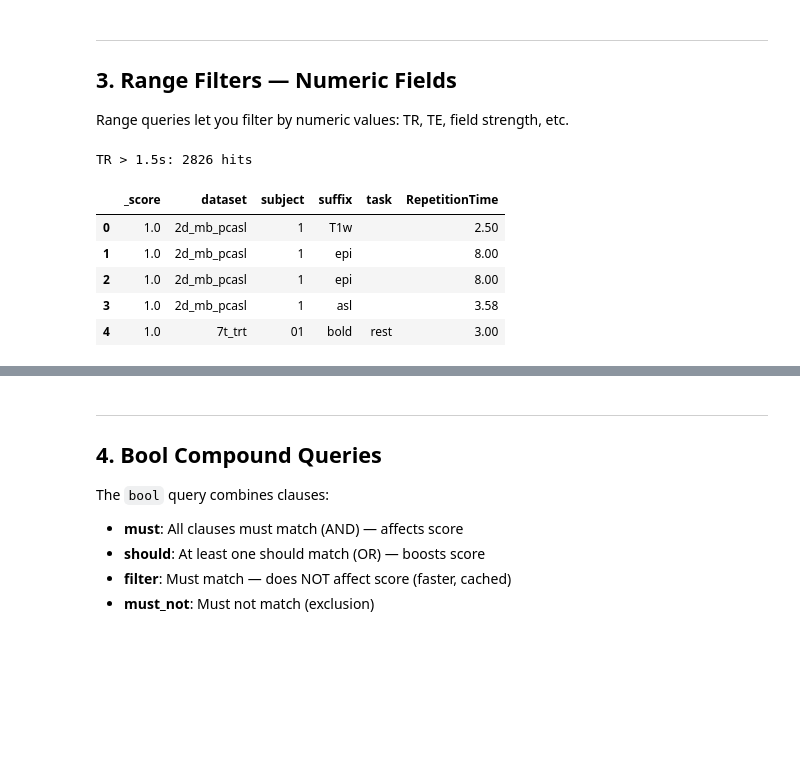
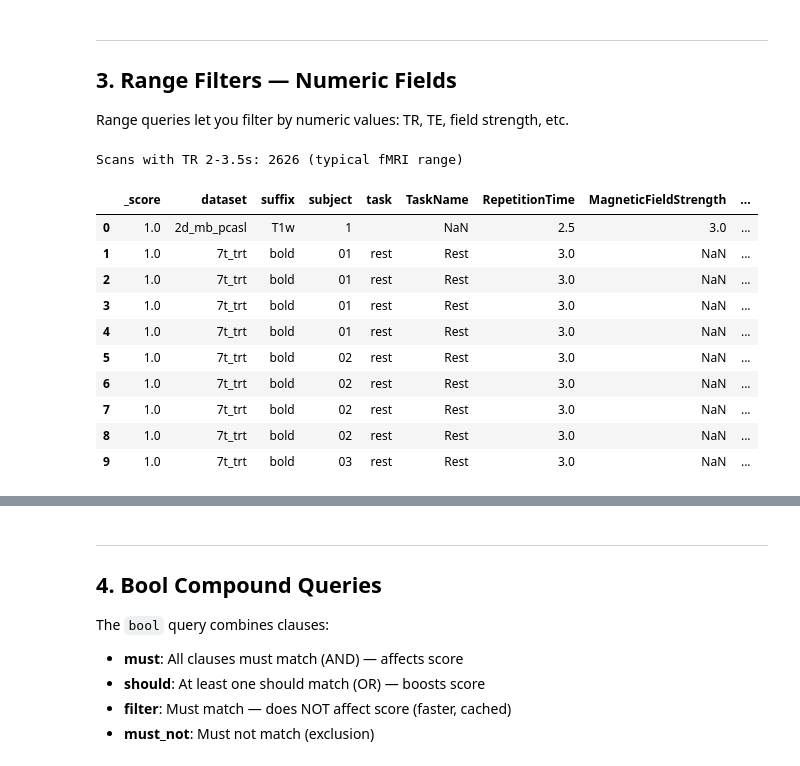
Before and after one commit to neuropoly/neuropoly-db, a Jupyter notebook: notebooks/02-keyword-and-filtered-search.ipynb, the cells around one changed output, grey strips where cells are left out. Drawn from its saved outputs; the diff is of its cells as text; code cells hidden in the pictures; blank space fills up the shorter version.

```diff
--- a/notebooks/02-keyword-and-filtered-search.ipynb
+++ b/notebooks/02-keyword-and-filtered-search.ipynb
@@ -47,15 +47,15 @@ COLS_STRUCTURAL = ["dataset", "suffix", "subject", "MagneticFieldStrength",
 COLS_FUNCTIONAL = ["dataset", "suffix", "subject", "task", "TaskName",
                    "RepetitionTime", "EchoTime", "MagneticFieldStrength",
                    "Manufacturer"]
-COLS_DIFFUSION  = ["dataset", "suffix", "subject", "MagneticFieldStrength",
-                   "Manufacturer", "PhaseEncodingDirection", "SliceThickness"]
-COLS_FIELDMAP   = ["dataset", "suffix", "subject", "MagneticFieldStrength",
-                   "Manufacturer", "PhaseEncodingDirection", "EchoTime"]
-COLS_SCANNER    = ["dataset", "suffix", "subject", "Manufacturer",
-                   "ManufacturersModelName", "MagneticFieldStrength",
-                   "InstitutionName"]
-COLS_DEFAULT    = ["dataset", "suffix", "subject", "MagneticFieldStrength",
-                   "Manufacturer", "TaskName", "description_text"]
+COLS_DIFFUSION = ["dataset", "suffix", "subject", "MagneticFieldStrength",
+                  "Manufacturer", "PhaseEncodingDirection", "SliceThickness"]
+COLS_FIELDMAP = ["dataset", "suffix", "subject", "MagneticFieldStrength",
+                 "Manufacturer", "PhaseEncodingDirection", "EchoTime"]
+COLS_SCANNER = ["dataset", "suffix", "subject", "Manufacturer",
+                "ManufacturersModelName", "MagneticFieldStrength",
+                "InstitutionName"]
+COLS_DEFAULT = ["dataset", "suffix", "subject", "MagneticFieldStrength",
+                "Manufacturer", "TaskName", "description_text"]
 
 
 def show_hits(response_or_hits, fields=None, k=10, trunc=90):
@@ -69,10 +69,10 @@ def show_hits(response_or_hits, fields=None, k=10, trunc=90):
     k       : maximum rows to show (default 10)
     trunc   : truncate description_text to this many chars (default 90)
     """
-    if isinstance(response_or_hits, dict):
+    if isinstance(response_or_hits, list):
+        hits = response_or_hits
+    else:
         hits = response_or_hits["hits"]["hits"]
-    else:
-        hits = response_or_hits
 
     rows = []
     for hit in hits[:k]:
@@ -286,25 +338,31 @@ Range queries let you filter by numeric values: TR, TE, field strength, etc.
 # %%
 # ── Range query on RepetitionTime
 # fMRI scans have TR 0.5–3.0 s; structural scans can exceed 10 s.
 # A range filter lets students see which modalities lie in each TR band.
 
 response = client.search(
     index=INDEX_NAME,
     query={"range": {"RepetitionTime": {"gte": 2.0, "lte": 3.5}}},
     size=10
 )
 
-print(f"Scans with TR 2-3.5s: {response['hits']['total']['value']} (typical fMRI range)")
+print(
+    f"Scans with TR 2-3.5s: {response['hits']['total']['value']} (typical fMRI range)")
 show_hits(response, ["dataset", "suffix", "subject", "task", "TaskName",
                      "RepetitionTime", "MagneticFieldStrength", "Manufacturer"])
 # %% [output]
-TR > 1.5s: 2826 hits
+Scans with TR 2-3.5s: 2626 (typical fMRI range)
-|  | _score | dataset | subject | suffix | task | RepetitionTime |
-| 0 | 1.0 | 2d_mb_pcasl | 1 | T1w |  | 2.50 |
-| 1 | 1.0 | 2d_mb_pcasl | 1 | epi |  | 8.00 |
-| 2 | 1.0 | 2d_mb_pcasl | 1 | epi |  | 8.00 |
-| 3 | 1.0 | 2d_mb_pcasl | 1 | asl |  | 3.58 |
-| 4 | 1.0 | 7t_trt | 01 | bold | rest | 3.00 |
+|  | _score | dataset | suffix | subject | task | TaskName | RepetitionTime | MagneticFieldStrength | ... |
+| 0 | 1.0 | 2d_mb_pcasl | T1w | 1 |  | NaN | 2.5 | 3.0 | ... |
+| 1 | 1.0 | 7t_trt | bold | 01 | rest | Rest | 3.0 | NaN | ... |
+| 2 | 1.0 | 7t_trt | bold | 01 | rest | Rest | 3.0 | NaN | ... |
+| 3 | 1.0 | 7t_trt | bold | 01 | rest | Rest | 3.0 | NaN | ... |
+| 4 | 1.0 | 7t_trt | bold | 01 | rest | Rest | 3.0 | NaN | ... |
+| 5 | 1.0 | 7t_trt | bold | 02 | rest | Rest | 3.0 | NaN | ... |
+| 6 | 1.0 | 7t_trt | bold | 02 | rest | Rest | 3.0 | NaN | ... |
+| 7 | 1.0 | 7t_trt | bold | 02 | rest | Rest | 3.0 | NaN | ... |
+| 8 | 1.0 | 7t_trt | bold | 02 | rest | Rest | 3.0 | NaN | ... |
+| 9 | 1.0 | 7t_trt | bold | 03 | rest | Rest | 3.0 | NaN | ... |
 # %%
 # ── Distribution of field strengths in the corpus ──────────────────────────
 for fs in [1.5, 3.0, 7.0]:
```
Also changed, not shown: parts of 13 cells of this notebook, 6 other files.
